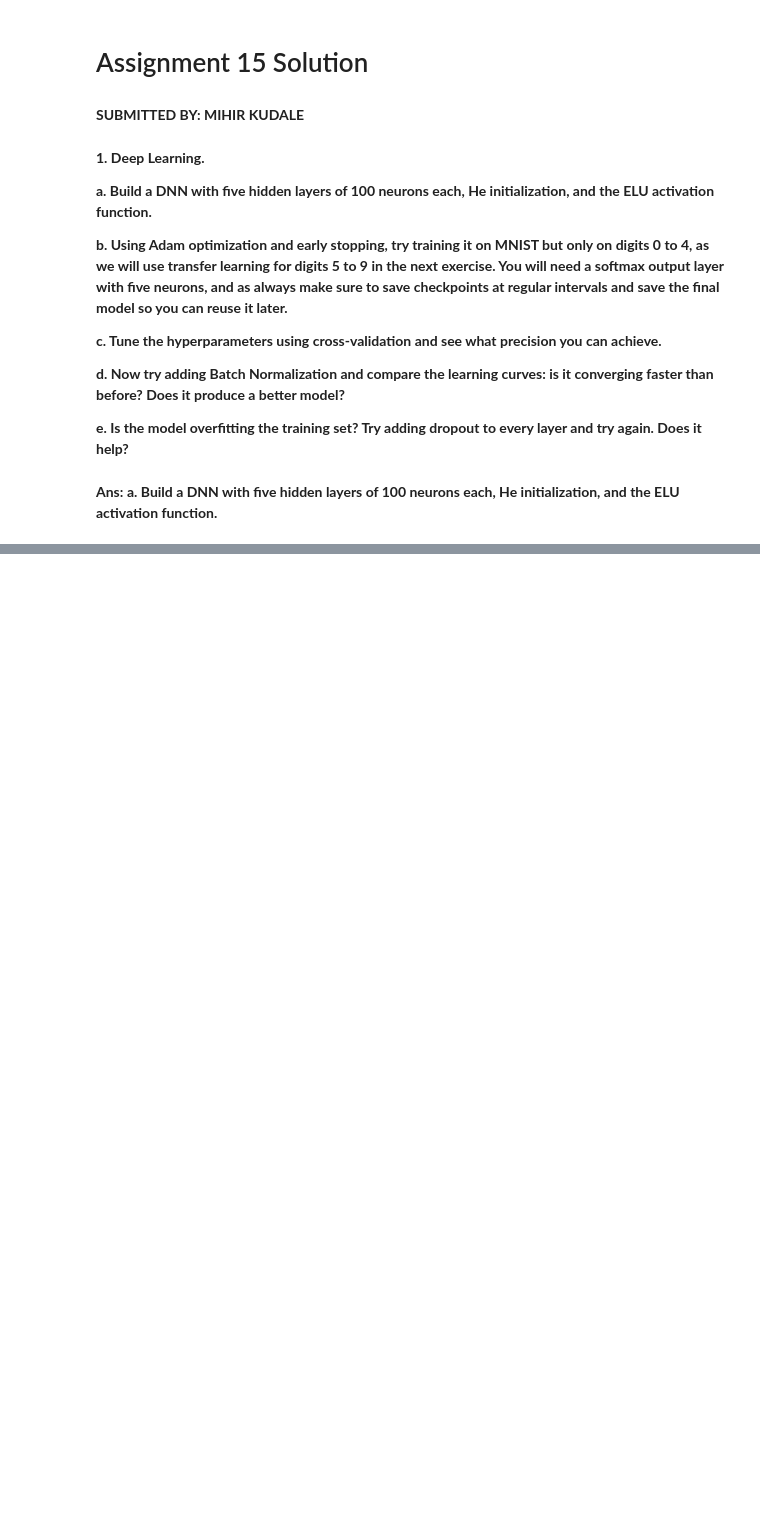
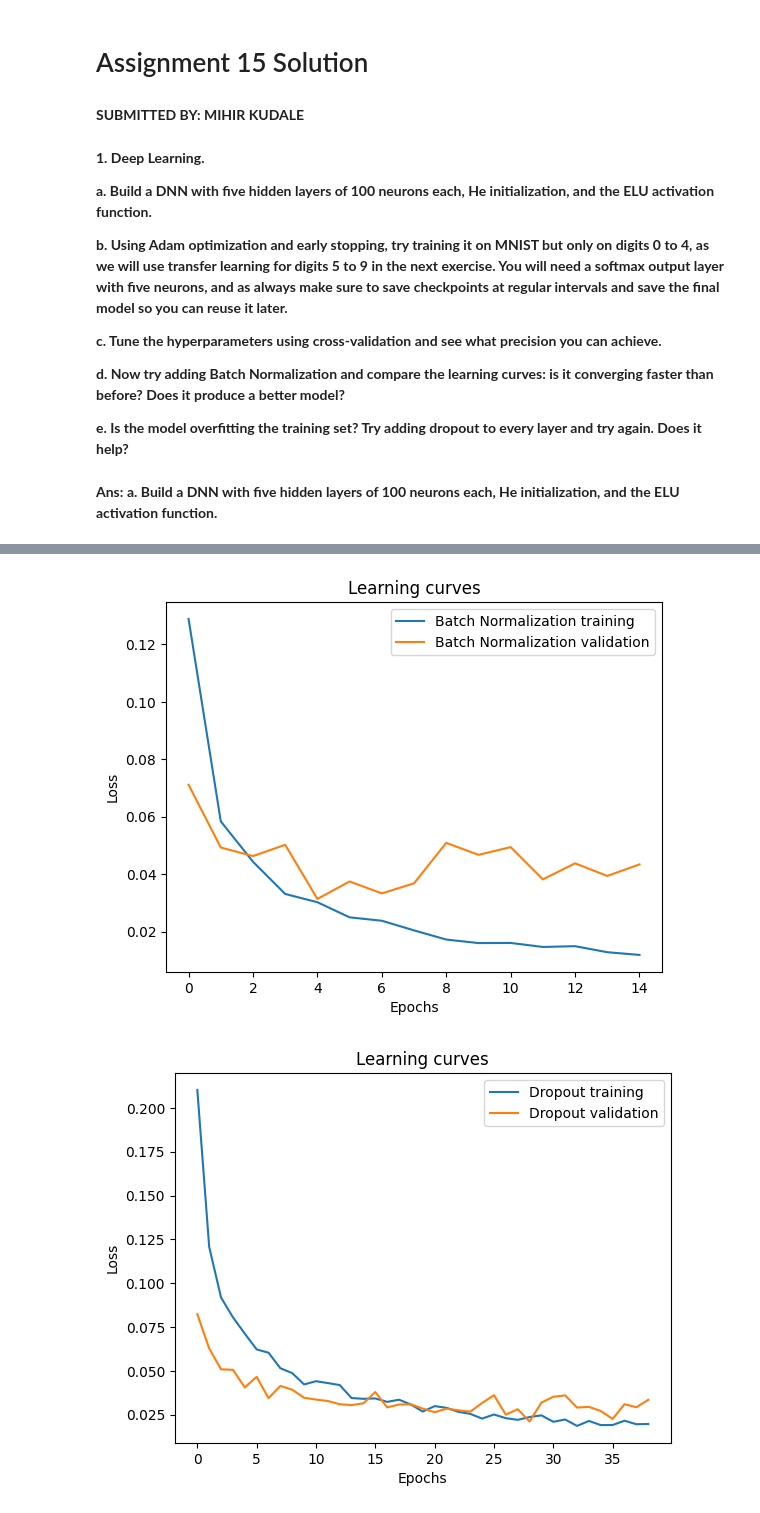
Before and after one commit to mihirkudale/iNeuron-Data-Science-Assignments, a Jupyter notebook: DL Theory/DL Assignment 15.ipynb, the cells around one changed output, grey strips where cells are left out. Cells and saved outputs as stored; diff of their text form; code cells hidden in the pictures; blank space fills up the shorter version.

```diff
--- a/DL Theory/DL Assignment 15.ipynb
+++ b/DL Theory/DL Assignment 15.ipynb
@@ -19,0 +264,25 @@ again. Does it help?**
+# %%
+# Build DNN with Dropout
+model = keras.models.Sequential([
+    keras.layers.Flatten(input_shape=[28, 28]),
+    keras.layers.Dropout(rate=0.2),
+    keras.layers.Dense(100, activation="elu", kernel_initializer="he_normal"),
+    keras.layers.Dropout(rate=0.2),
+    keras.layers.Dense(100, activation="elu", kernel_initializer="he_normal"),
+    keras.layers.Dropout(rate=0.2),
+    keras.layers.Dense(100, activation="elu", kernel_initializer="he_normal"),
+    keras.layers.Dropout(rate=0.2),
+    keras.layers.Dense(100, activation="elu", kernel_initializer="he_normal"),
+    keras.layers.Dropout(rate=0.2),
+    keras.layers.Dense(5, activation="softmax")
+])
+# %%
+# Compile model
+model.compile(loss="sparse_categorical_crossentropy",
+              optimizer=keras.optimizers.Adam(),
+              metrics=["accuracy"])
+# %%
+# Train model
+history_dropout = model.fit(X_train, y_train, epochs=100, batch_size=32,
+                            validation_data=(X_valid, y_valid),
+                            callbacks=[early_stopping_cb])
@@ -19,0 +307,6 @@ again. Does it help?**
+# %%
+plot_learning_curves(history_bn, label="Batch Normalization")
+plot_learning_curves(history_dropout, label="Dropout")
+# %% [output]
+[figure, added]
+[figure, added]
```
Also changed, not shown: parts of 67 cells of this notebook, 1 other file.
